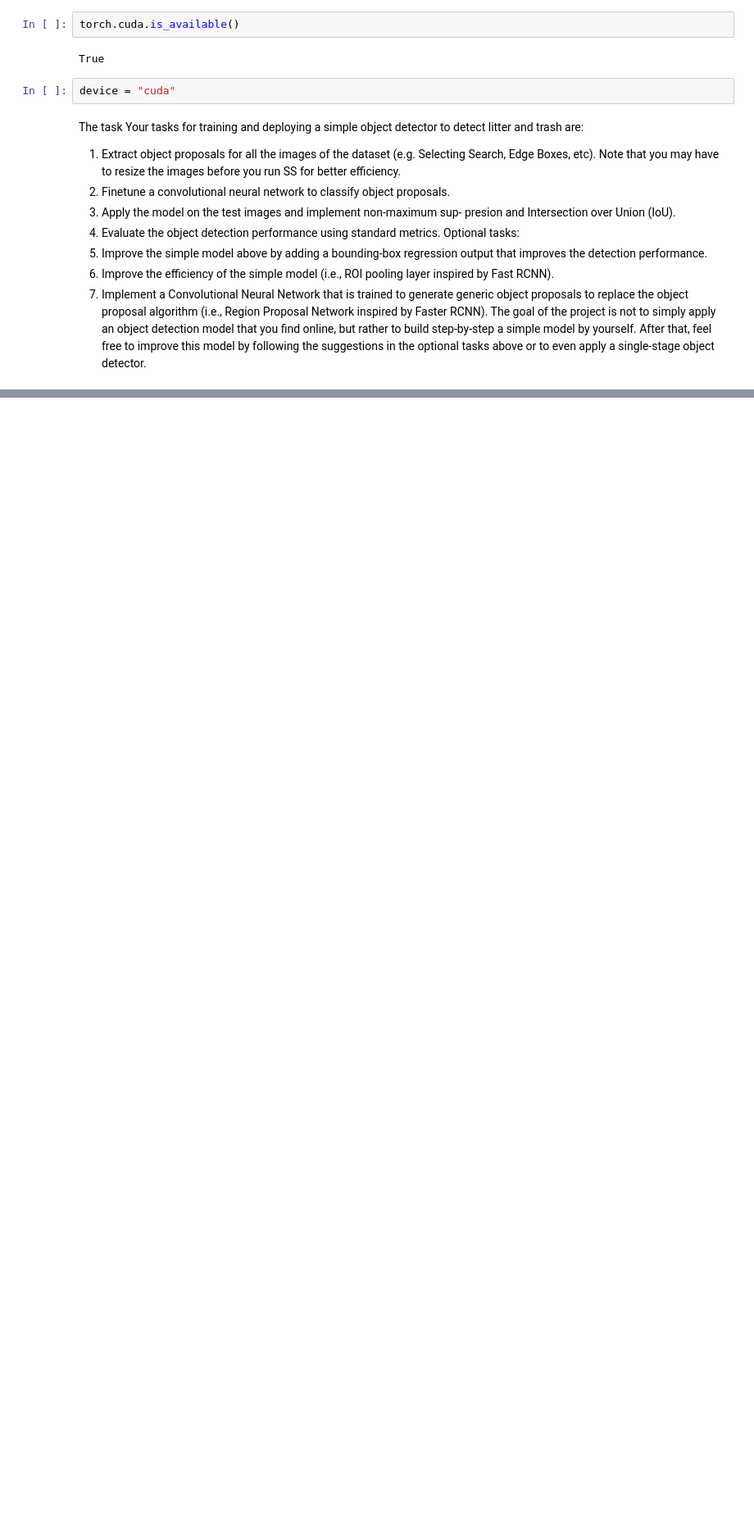
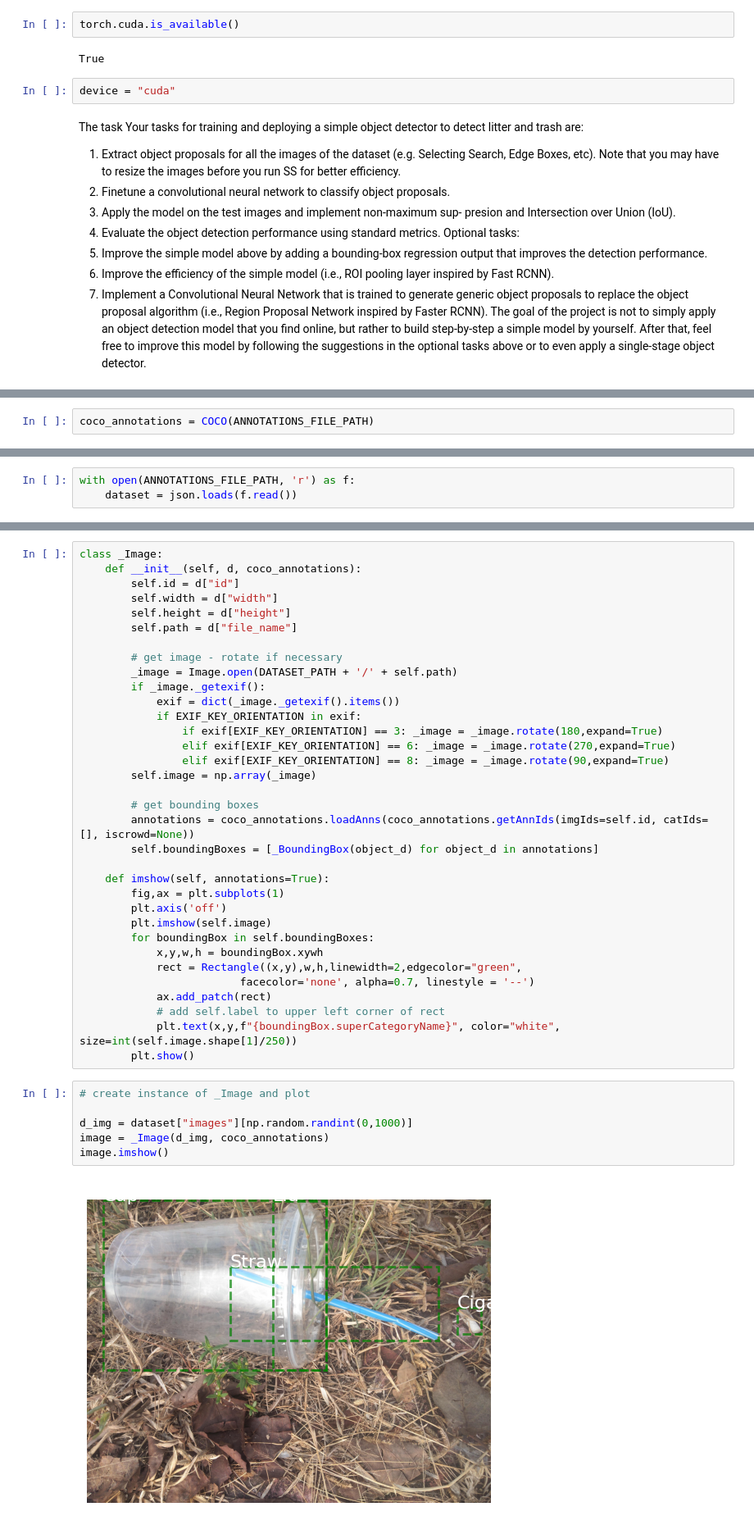
Before and after one commit to ExplodedViewMelon/02514_Project4, a Jupyter notebook: notebook.ipynb, the cells around one changed output, grey strips where cells are left out. Shown at 82% size. Cells and saved outputs as stored; diff of their text form; blank space fills up the shorter version.

```diff
--- a/notebook.ipynb
+++ b/notebook.ipynb
@@ -43,0 +85,2 @@ cp: ‘demo.ipynb’ and ‘./demo.ipynb’ are the same file
+# %%
+coco_annotations = COCO(ANNOTATIONS_FILE_PATH)
@@ -43,0 +92,3 @@ cp: ‘demo.ipynb’ and ‘./demo.ipynb’ are the same file
+# %%
+with open(ANNOTATIONS_FILE_PATH, 'r') as f:
+    dataset = json.loads(f.read())
@@ -43,0 +122,42 @@ cp: ‘demo.ipynb’ and ‘./demo.ipynb’ are the same file
+# %%
+class _Image:
+    def __init__(self, d, coco_annotations):
+        self.id = d["id"]
+        self.width = d["width"]
+        self.height = d["height"]
+        self.path = d["file_name"]
+
+        # get image - rotate if necessary
+        _image = Image.open(DATASET_PATH + '/' + self.path)
+        if _image._getexif():
+            exif = dict(_image._getexif().items())
+            if EXIF_KEY_ORIENTATION in exif:
+                if exif[EXIF_KEY_ORIENTATION] == 3: _image = _image.rotate(180,expand=True)
+                elif exif[EXIF_KEY_ORIENTATION] == 6: _image = _image.rotate(270,expand=True)
+                elif exif[EXIF_KEY_ORIENTATION] == 8: _image = _image.rotate(90,expand=True)
+        self.image = np.array(_image)
+
+        # get bounding boxes
+        annotations = coco_annotations.loadAnns(coco_annotations.getAnnIds(imgIds=self.id, catIds=[], iscrowd=None))
+        self.boundingBoxes = [_BoundingBox(object_d) for object_d in annotations]
+
+    def imshow(self, annotations=True):
+        fig,ax = plt.subplots(1)
+        plt.axis('off')
+        plt.imshow(self.image)
+        for boundingBox in self.boundingBoxes:
+            x,y,w,h = boundingBox.xywh
+            rect = Rectangle((x,y),w,h,linewidth=2,edgecolor="green",
+                         facecolor='none', alpha=0.7, linestyle = '--')
+            ax.add_patch(rect)
+            # add self.label to upper left corner of rect
+            plt.text(x,y,f"{boundingBox.superCategoryName}", color="white", size=int(self.image.shape[1]/250))
+        plt.show()
+# %%
+# create instance of _Image and plot
+
+d_img = dataset["images"][np.random.randint(0,1000)]
+image = _Image(d_img, coco_annotations)
+image.imshow()
+# %% [output]
+[figure, added]
```
Also changed, not shown: parts of 15 cells of this notebook.
